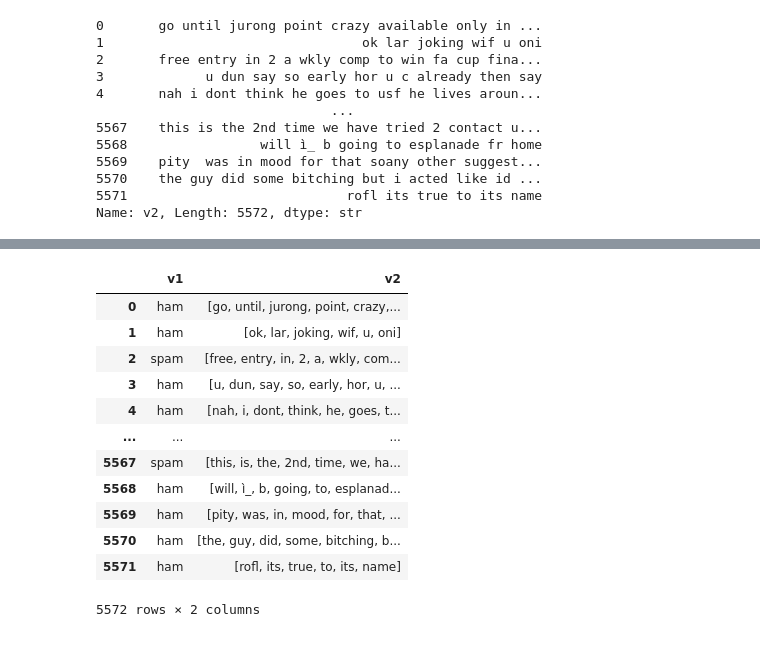
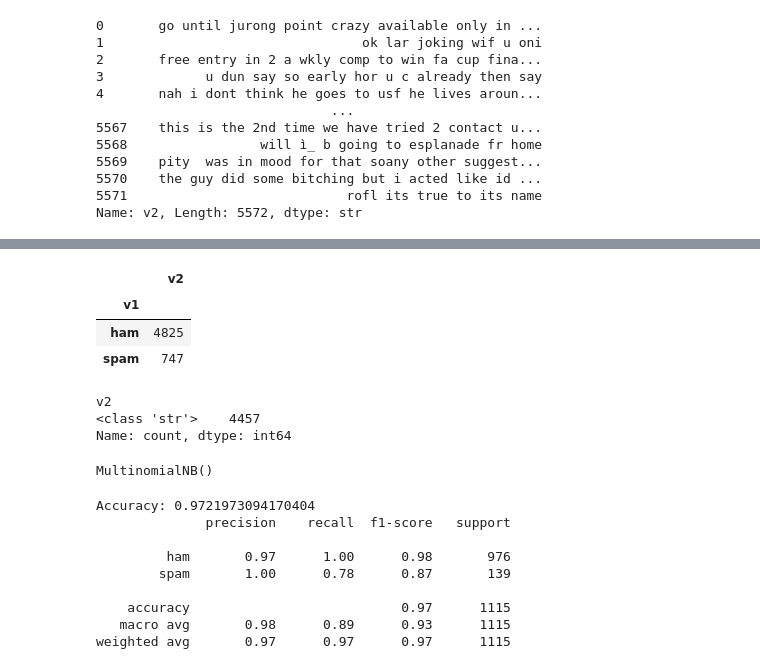
Before and after one commit to jakoum1/sms_spam_checker, a Jupyter notebook: main.ipynb, the cells around one changed output, grey strips where cells are left out. Saved outputs shown, nothing was run; the diff lists cells and outputs as text; code cells hidden in the pictures.

```diff
--- a/main.ipynb
+++ b/main.ipynb
@@ -25,7 +25,7 @@ Unnamed: 3    5560
 Unnamed: 4    5566
 dtype: int64
 # %%
-to_drop=['Unnamed: 2','Unnamed: 2','Unnamed: 3','Unnamed: 4']
+to_drop=['Unnamed: 2','Unnamed: 3','Unnamed: 4']
 df=df.drop(columns=to_drop)
 # %%
 #lower case the messagese
@@ -98,2 +65,0 @@ True
-# %%
-df['v2']=df['v2'].apply(word_tokenize)
@@ -163,16 +66,7 @@ Name: v2, Length: 5572, dtype: object
-# %%
-df
-# %% [output]
-|  | v1 | v2 |
-| 0 | ham | [go, until, jurong, point, crazy,... |
-| 1 | ham | [ok, lar, joking, wif, u, oni] |
-| 2 | spam | [free, entry, in, 2, a, wkly, com... |
-| 3 | ham | [u, dun, say, so, early, hor, u, ... |
-| 4 | ham | [nah, i, dont, think, he, goes, t... |
-| ... | ... | ... |
-| 5567 | spam | [this, is, the, 2nd, time, we, ha... |
-| 5568 | ham | [will, ì_, b, going, to, esplanad... |
-| 5569 | ham | [pity, was, in, mood, for, that, ... |
-| 5570 | ham | [the, guy, did, some, bitching, b... |
-| 5571 | ham | [rofl, its, true, to, its, name] |
-5572 rows × 2 columns
+# %%
+df.groupby('v1').count()
+# %% [output]
+|  | v2 |
+| v1 |  |
+| ham | 4825 |
+| spam | 747 |
@@ -178,0 +76,16 @@ df
+# %%
+from sklearn.model_selection import train_test_split
+X = df['v2']
+y = df['v1']
+
+X_train, X_test, y_train, y_test = train_test_split(
+    X, y,
+    test_size=0.2,
+    random_state=1
+)
+
+print(X_train.apply(type).value_counts())
+# %% [output]
+v2
+<class 'str'>    4457
+Name: count, dtype: int64
@@ -178,0 +97,24 @@ df
+# %%
+from sklearn.naive_bayes import MultinomialNB
+model = MultinomialNB()
+model.fit(X_train_tfidf, y_train)
+# %% [output]
+MultinomialNB()
+# %%
+from sklearn.metrics import accuracy_score, classification_report
+y_pred = model.predict(X_test_tfidf)
+accuracy = accuracy_score(y_test, y_pred)
+print("Accuracy:", accuracy)
+
+
+print(classification_report(y_test, y_pred))
+# %% [output]
+Accuracy: 0.9721973094170404
+              precision    recall  f1-score   support
+
+         ham       0.97      1.00      0.98       976
+        spam       1.00      0.78      0.87       139
+
+    accuracy                           0.97      1115
+   macro avg       0.98      0.89      0.93      1115
+weighted avg       0.97      0.97      0.97      1115
```
Also changed, not shown: parts of 16 cells of this notebook, 1 other file.
